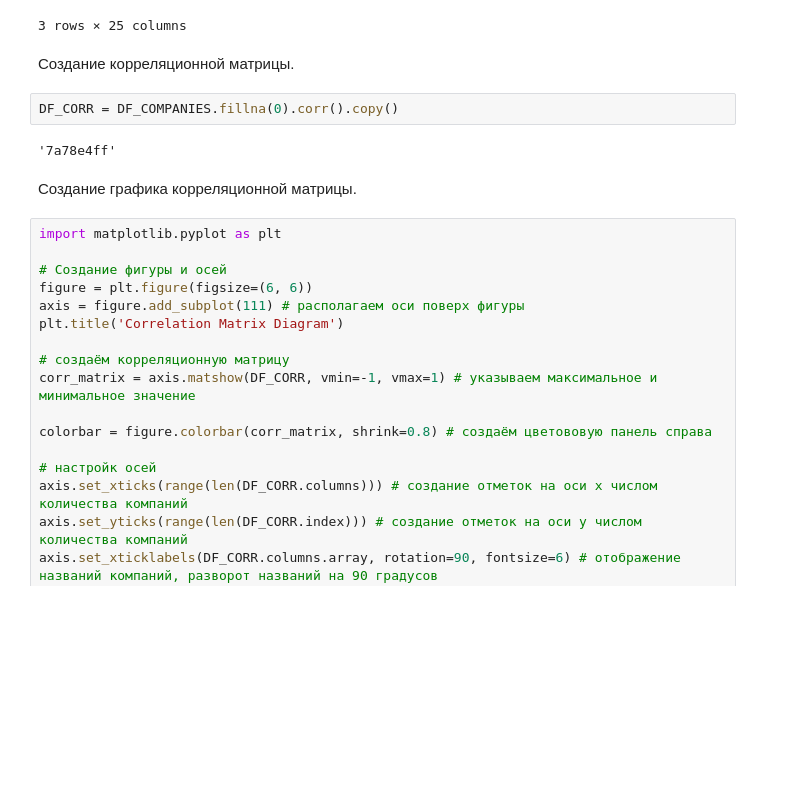
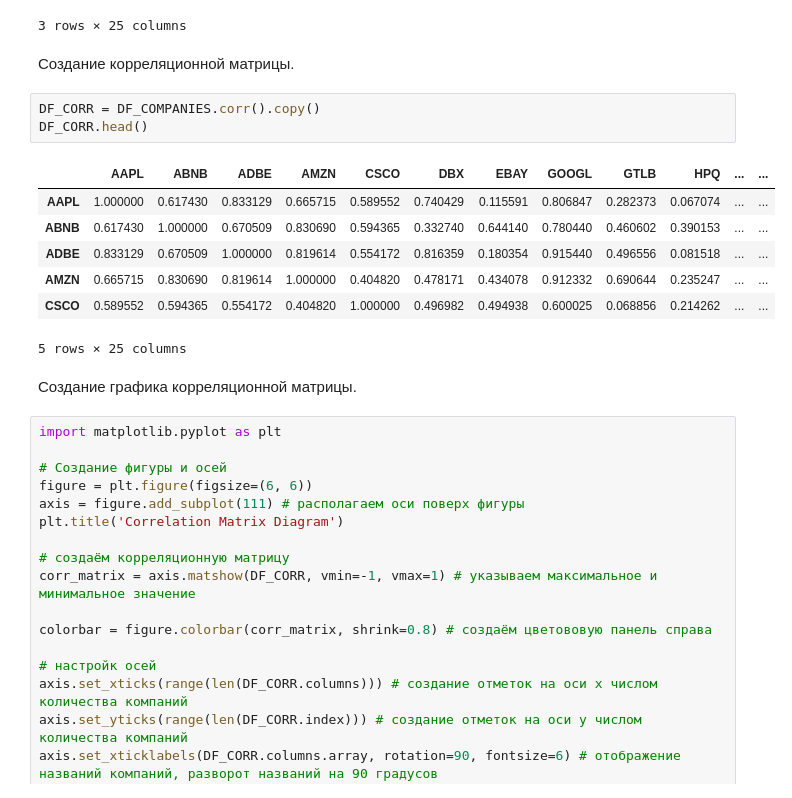
Before and after one commit to IvanKaruzin/hw2-IvanKaruzin, a Jupyter notebook: hw2.ipynb, the cells around one changed output. Drawn from its saved outputs; the diff is of its cells as text; blank space fills up the shorter version.

```diff
--- a/hw2.ipynb
+++ b/hw2.ipynb
@@ -535,9 +535,16 @@ DF_COMPANIES.head(3)
 # %% [markdown]
 Создание корреляционной матрицы.
 # %%
-DF_CORR = DF_COMPANIES.fillna(0).corr().copy()
+DF_CORR = DF_COMPANIES.corr().copy()
+DF_CORR.head()
 # %% [output]
+|  | AAPL | ABNB | ADBE | AMZN | CSCO | DBX | EBAY | GOOGL | GTLB | HPQ | ... | ... |
+| AAPL | 1.000000 | 0.617430 | 0.833129 | 0.665715 | 0.589552 | 0.740429 | 0.115591 | 0.806847 | 0.282373 | 0.067074 | ... | ... |
+| ABNB | 0.617430 | 1.000000 | 0.670509 | 0.830690 | 0.594365 | 0.332740 | 0.644140 | 0.780440 | 0.460602 | 0.390153 | ... | ... |
+| ADBE | 0.833129 | 0.670509 | 1.000000 | 0.819614 | 0.554172 | 0.816359 | 0.180354 | 0.915440 | 0.496556 | 0.081518 | ... | ... |
+| AMZN | 0.665715 | 0.830690 | 0.819614 | 1.000000 | 0.404820 | 0.478171 | 0.434078 | 0.912332 | 0.690644 | 0.235247 | ... | ... |
+| CSCO | 0.589552 | 0.594365 | 0.554172 | 0.404820 | 1.000000 | 0.496982 | 0.494938 | 0.600025 | 0.068856 | 0.214262 | ... | ... |
-'7a78e4ff'
+5 rows × 25 columns
 # %% [markdown]
 Создание графика корреляционной матрицы.
 # %%
```
